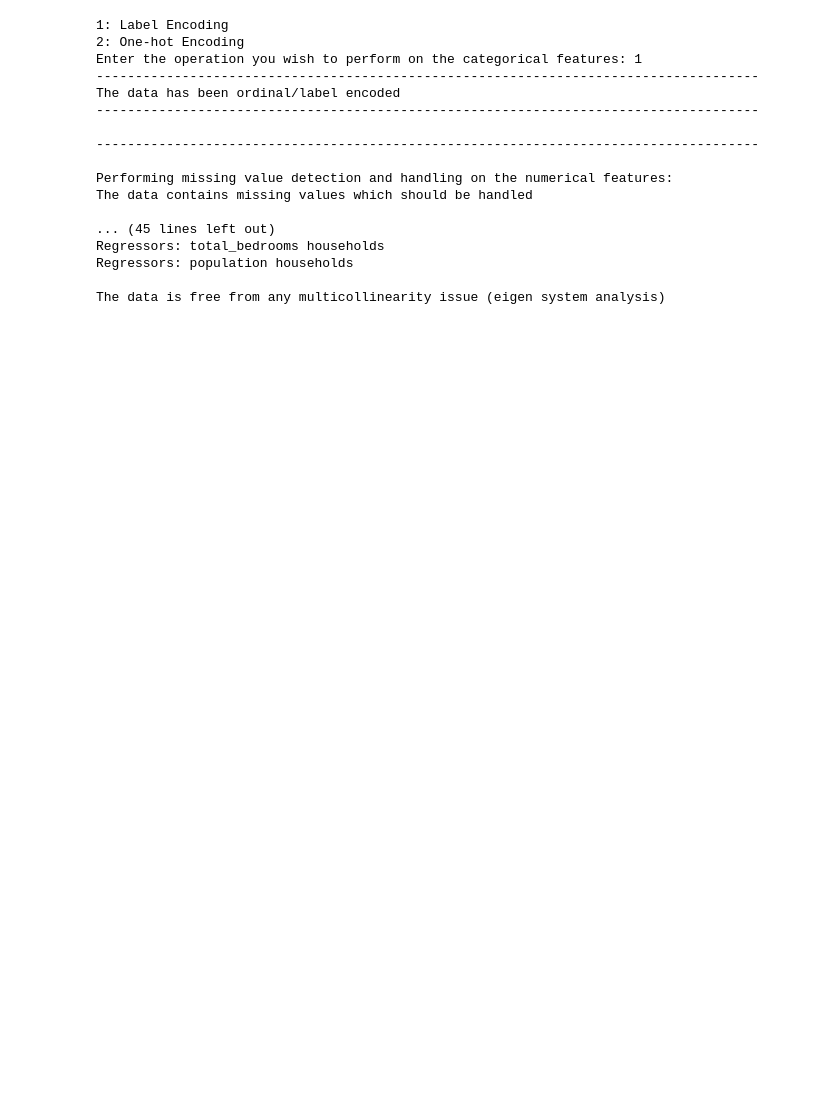
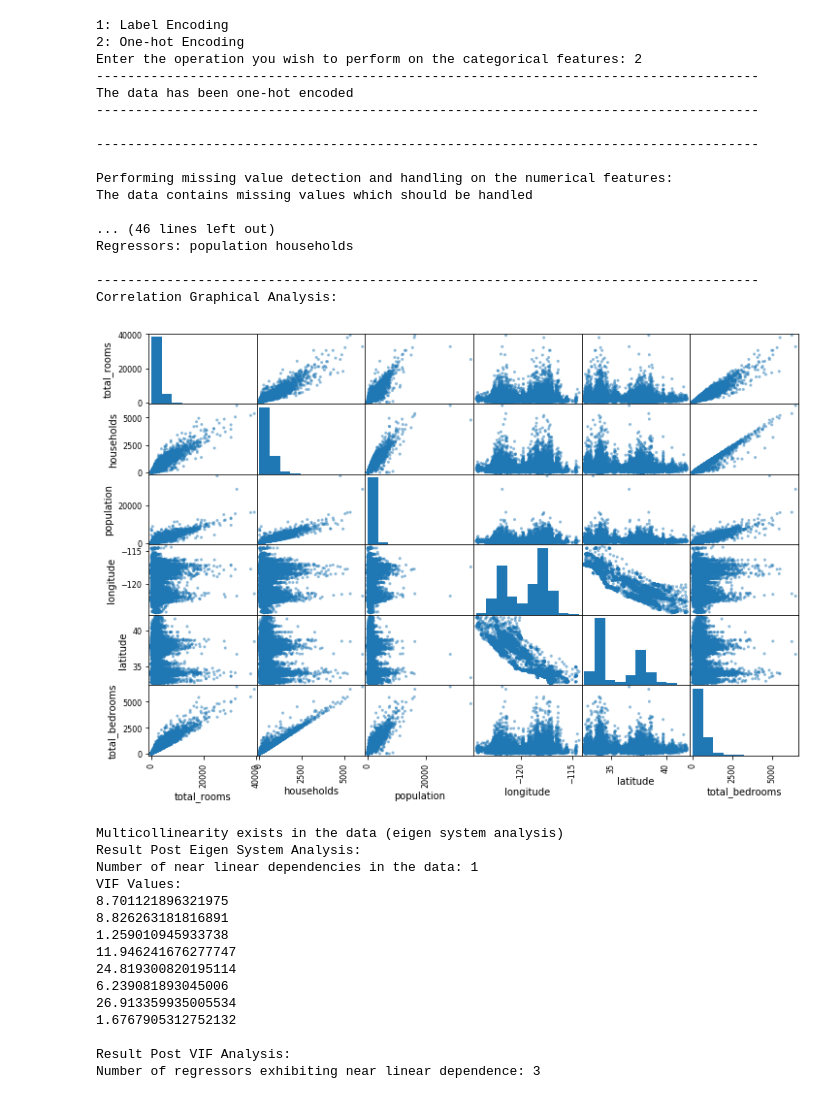
Before and after one commit to rahul1801/MetaData-A-Tool-to-Supplement-Data-Science-Education-For-the-First-Year-Undergraduates, a Jupyter notebook: Rahul/Data_menu driven.ipynb, the cells around one changed output. Cells and saved outputs as stored; diff of their text form; code cells hidden in the pictures; blank space fills up the shorter version.

Commit message:
Added Correlation Analysis Graph

```diff
--- a/Rahul/Data_menu driven.ipynb
+++ b/Rahul/Data_menu driven.ipynb
@@ -91,6 +93,7 @@ def max_min_normalization(data):
 def Multicollinearity_Analysis(data):
     X = data[:,0:(data.shape[1]-1)]
     Y = data[:,(data.shape[1]-1)]
+    graph_set = set([])
     corr_matrix = np.dot(X.T,X)/data.shape[0]
     print('Correlation Matrix Analysis:')
     print("")
@@ -103,8 +106,16 @@ def Multicollinearity_Analysis(data):
         for j in range(i+1,corr_matrix.shape[1]):
             if(abs(corr_matrix[i][j])>0.9 and corr_matrix[i][j]<0.99):
                 print('Regressors: '+data_frame.columns[i]+' '+data_frame.columns[j])
+                graph_set.add(data_frame.columns[i])
+                graph_set.add(data_frame.columns[j])
                 reg_count+=1
     print("")
+    print('-------------------------------------------------------------------------------------')
+    print('Correlation Graphical Analysis: ')
+    print("")
+    graph_final = list(graph_set)
+    scatter_matrix(data_frame[graph_final],figsize=(12,8))
+    plt.show()
     if(reg_count==0):
         print('No multicollinearity detected between pair wise regressors')
         print("")
@@ -115,7 +126,7 @@ def Multicollinearity_Analysis(data):
     e2 = e2[:,index]
     condition_number = e1[0]/e1[(corr_matrix.shape[0]-1)]
     multicol=0
-    if(condition_number>1000):
+    if(condition_number>100):
         multicol=1
     else:
         multicol=0
@@ -126,7 +137,7 @@ def Multicollinearity_Analysis(data):
     count=0
     if(multicol==1):
         for i in range(len(e1)):
-            if(e1[0]/e1[i]>=1000):
+            if(e1[0]/e1[i]>=100):
                 count+=1
         print('Result Post Eigen System Analysis:')
         print('Number of near linear dependencies in the data: '+str(count))
@@ -210,35 +221,51 @@ print('Performing missing value detection and handling on the numerical features
 data_matrix = MVD(num_df)
 print('Scaling the numerical data: ')
 print("")
 print('1: Z-Score standardization')
 print('2: Max-min normalization')
 ch_num = int(input('Choose the required scaling technique: '))
 if(ch_num==1):
     data_matrix = z_score_standardization(data_matrix)
     print('The data has been z-score standardized')
     print('-------------------------------------------------------------------------------------')
 if(ch_num==2):
     data_matrix = max_min_normalization(data_matrix)
     print('The data has been max-min normalized')
     print('-------------------------------------------------------------------------------------')
 print("")
 print('Performing Multicollinearity Analysis:')
 Multicollinearity_Analysis(data_matrix)
 # %% [output]
 1: Label Encoding
 2: One-hot Encoding
-Enter the operation you wish to perform on the categorical features: 1
+Enter the operation you wish to perform on the categorical features: 2
 -------------------------------------------------------------------------------------
-The data has been ordinal/label encoded
+The data has been one-hot encoded
 -------------------------------------------------------------------------------------
 
 -------------------------------------------------------------------------------------
 
 Performing missing value detection and handling on the numerical features:
 The data contains missing values which should be handled
 
-... (45 lines left out)
-Regressors: total_bedrooms households
+... (46 lines left out)
 Regressors: population households
 
-The data is free from any multicollinearity issue (eigen system analysis)
+-------------------------------------------------------------------------------------
+Correlation Graphical Analysis:
+[figure, added]
+Multicollinearity exists in the data (eigen system analysis)
+Result Post Eigen System Analysis:
+Number of near linear dependencies in the data: 1
+VIF Values:
+8.701121896321975
+8.826263181816891
+1.259010945933738
+11.946241676277747
+24.819300820195114
+6.239081893045006
+26.913359935005534
+1.6767905312752132
+
+Result Post VIF Analysis:
+Number of regressors exhibiting near linear dependence: 3
```
Also changed, not shown: parts of 3 cells of this notebook.
